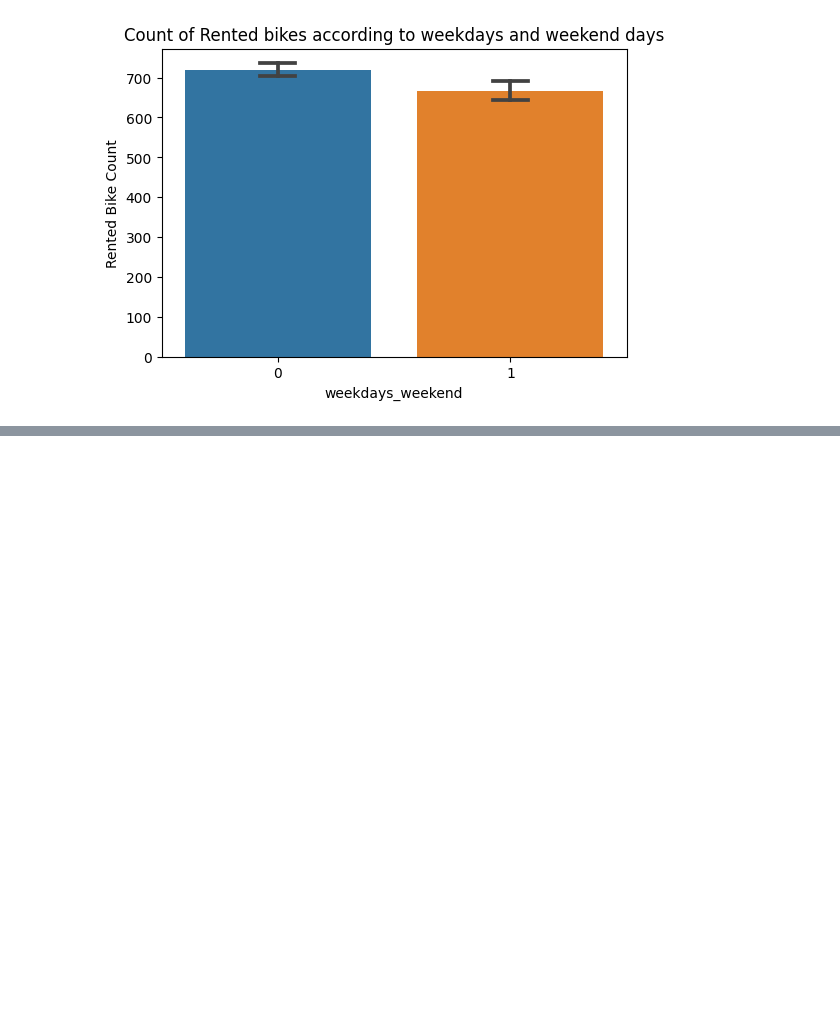
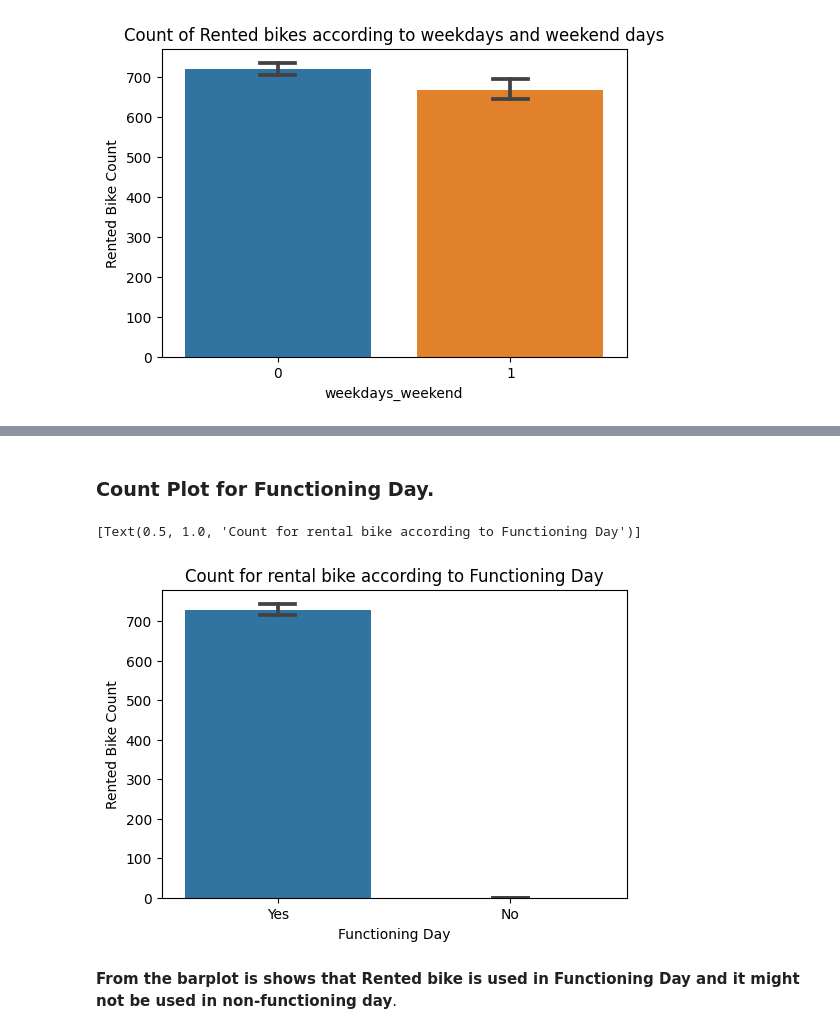
Before and after one commit to kumarsinghashu/Bike-sharing-demand-prediction, a Jupyter notebook: Bike_Sharing_Demand_Prediction_Capstone_Project_.ipynb, the cells around one changed output, grey strips where cells are left out. Cells and saved outputs as stored; diff of their text form; code cells hidden in the pictures; blank space fills up the shorter version.

```diff
--- a/Bike_Sharing_Demand_Prediction_Capstone_Project_.ipynb
+++ b/Bike_Sharing_Demand_Prediction_Capstone_Project_.ipynb
@@ -446,0 +465,11 @@ ax.set(title='Count of Rented bikes according to weekdays and weekend days')
+# %% [markdown]
+### <b>Count Plot for Functioning Day.</b>
+# %%
+fig,ax=plt.subplots(figsize=(6,4))
+sns.barplot(data=Bike_df,x='Functioning Day',y='Rented Bike Count',ax=ax,capsize=0.15)
+ax.set(title='Count for rental bike according to Functioning Day')
+# %% [output]
+[Text(0.5, 1.0, 'Count for rental bike according to Functioning Day')]
+[figure, added]
+# %% [markdown]
+**From the barplot is shows that Rented bike is used in Functioning Day and it might not be used in non-functioning day**.
```
Also changed, not shown: parts of 8 cells of this notebook.
